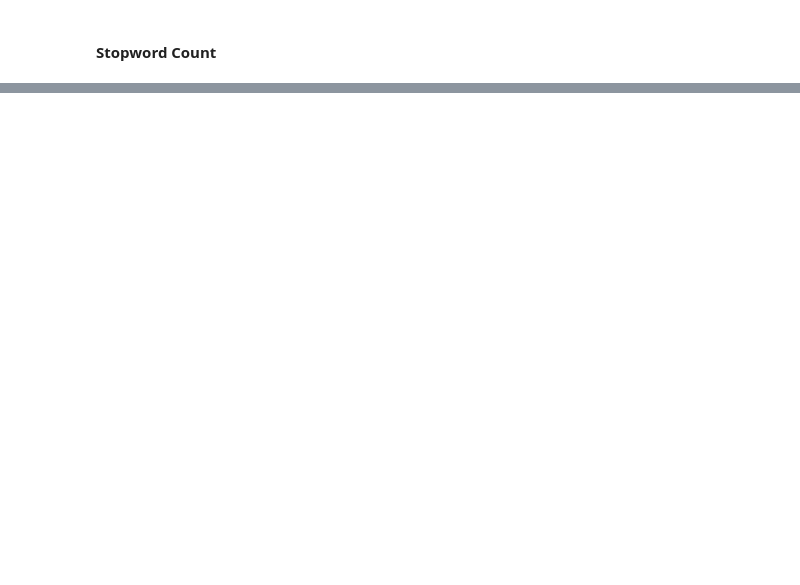
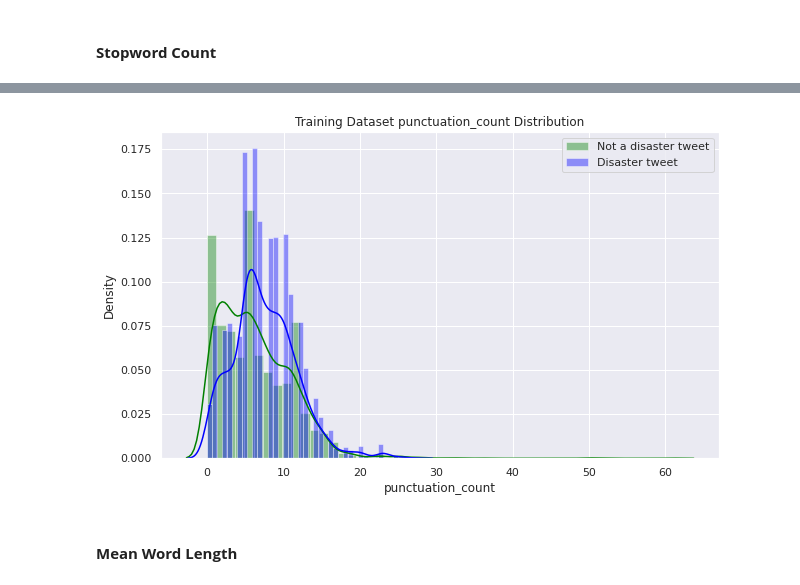
Before and after one commit to FanusArefaine/Natural-Language-Processing, a Jupyter notebook: NLP_Text_Classification_Disaster_or_Not.ipynb, the cells around one changed output, grey strips where cells are left out. Saved outputs shown, nothing was run; the diff lists cells and outputs as text; code cells hidden in the pictures; blank space fills up the shorter version.

```diff
--- a/NLP_Text_Classification_Disaster_or_Not.ipynb
+++ b/NLP_Text_Classification_Disaster_or_Not.ipynb
@@ -362,0 +396,19 @@ distribution_plot(train_df, 'character_count')
+# %%
+# Creating 'punctuation count' feature in the dataframe
+import string
+
+def punctuation_count(df):
+  df['punctuation_count'] = df['text'].apply(lambda s: len([k for k in str(s) if k in string.punctuation]))
+  return df
+
+
+train_df = punctuation_count(train_df)
+test_df = punctuation_count(test_df)
+# %%
+# Distribution of punctuation count against target feature in training dataset
+
+distribution_plot(train_df, 'punctuation_count')
+# %% [output]
+[figure, added]
+# %% [markdown]
+#### **Mean Word Length**
```
Also changed, not shown: parts of 13 cells of this notebook.
